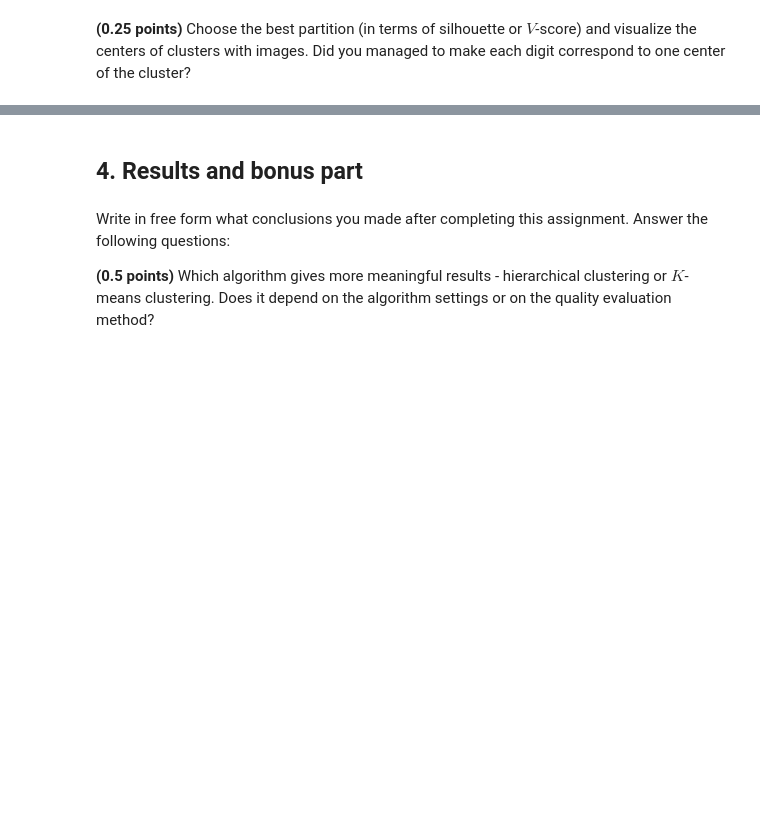
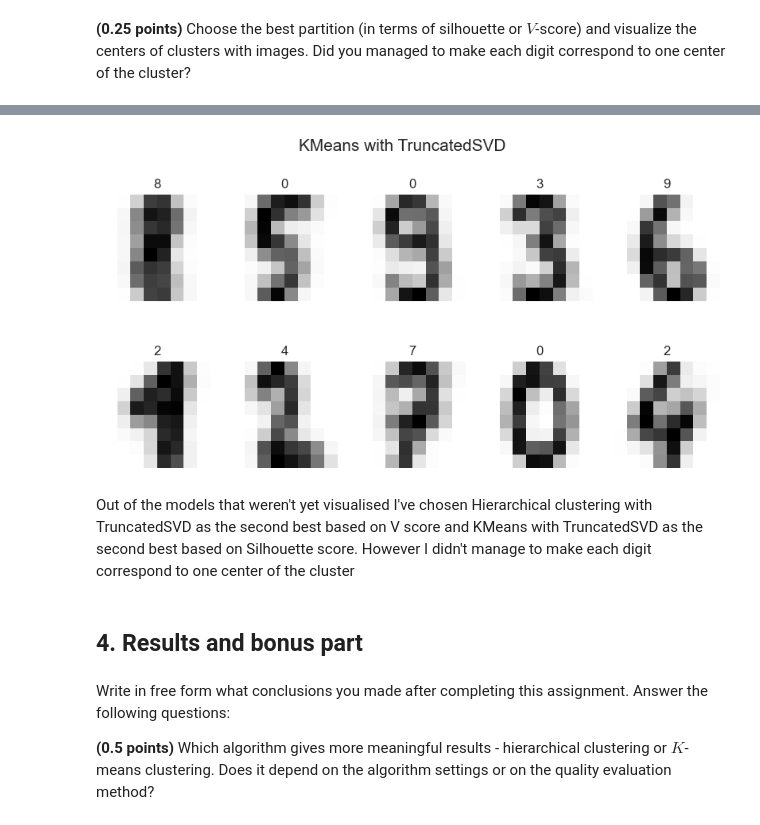
Before and after one commit to tshura/ml-intro-tasks-copy, a Jupyter notebook: 8_clustering/clustering.ipynb, the cells around one changed output, grey strips where cells are left out. Drawn from its saved outputs; the diff is of its cells as text; code cells hidden in the pictures; blank space fills up the shorter version.

```diff
--- a/8_clustering/clustering.ipynb
+++ b/8_clustering/clustering.ipynb
@@ -439,3 +476,21 @@ Original data V score 0.8681701126909083, Transformed data V score 0.90900800085
+# %%
+aggmeans = np.zeros((np.unique(kl).shape[0], X.shape[1]))
+
+for i in np.unique(kl):
+    tmp = X[np.where(klx[:,0] == i)]
+    for j in range(X.shape[1]):
+        aggmeans[i, j] = np.mean(tmp[:,j])
+# %%
+_, axes = plt.subplots(nrows=2, ncols=5, figsize=(10, 5))
+plt.suptitle('KMeans with TruncatedSVD',fontsize=15)
+for ax, image, label in zip(axes.flatten(), aggmeans, k_labels):
+    ax.set_axis_off()
+    ax.set_title(label)
+    ax.imshow(image.reshape((8, 8)))
+# %% [output]
+[figure, added]
+# %% [markdown]
+Out of the models that weren't yet visualised I've chosen Hierarchical clustering with TruncatedSVD as the second best based on V score and KMeans with TruncatedSVD as the second best based on Silhouette score. However I didn't manage to make each digit correspond to one center of the cluster
 # %% [markdown]
 ## 4. Results and bonus part
 # %% [markdown]
```
Also changed, not shown: parts of 16 cells of this notebook.
